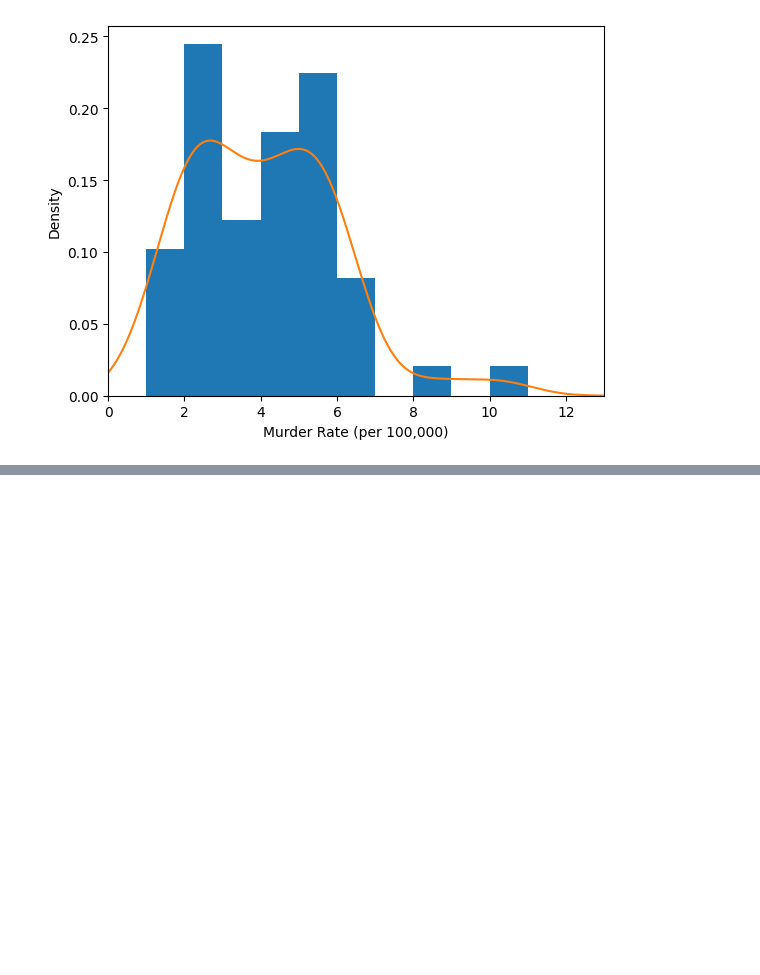
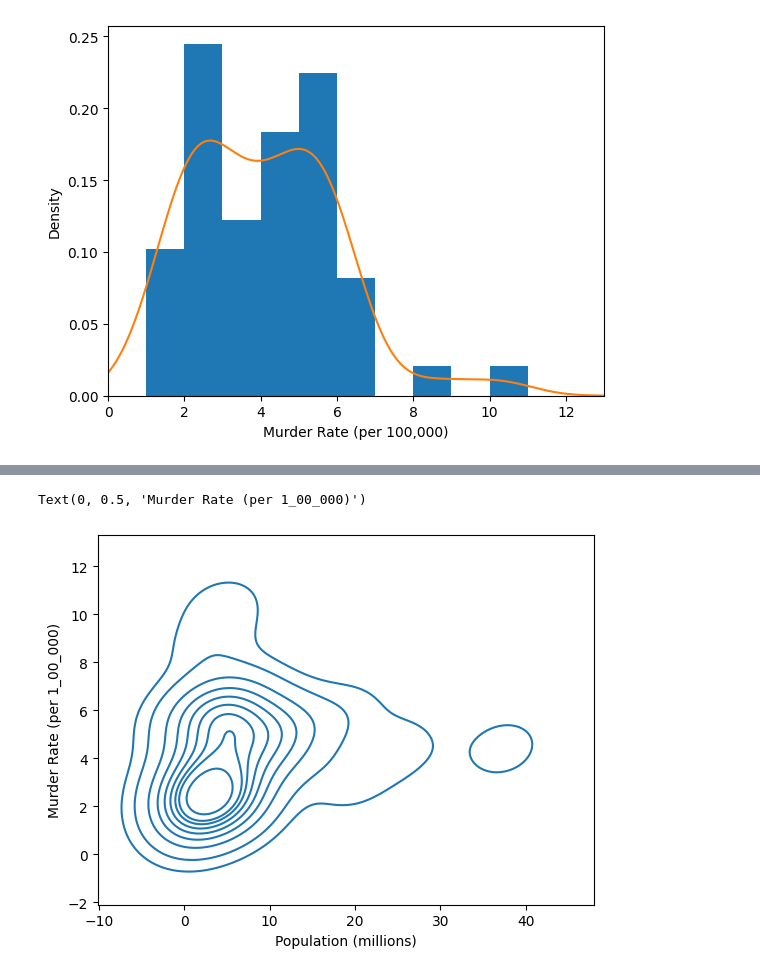
Before and after one commit to RijalChirayu/PracticalStatisitcs, a Jupyter notebook: chapter_1.ipynb, the cells around one changed output, grey strips where cells are left out. Cells and saved outputs as stored; diff of their text form; code cells hidden in the pictures; blank space fills up the shorter version.

```diff
--- a/chapter_1.ipynb
+++ b/chapter_1.ipynb
@@ -97,0 +114,9 @@ Text(0.5, 0, 'Murder Rate (per 100,000)')
+# %%
+ax = sns.kdeplot(x = state['Population']/1_000_000 ,
+                 y = state["Murder.Rate"] ,
+                 data=state)
+ax.set_xlabel("Population (millions)")
+ax.set_ylabel("Murder Rate (per 1_00_000)")
+# %% [output]
+Text(0, 0.5, 'Murder Rate (per 1_00_000)')
+[figure, added]
```
Also changed, not shown: parts of 18 cells of this notebook, 4 other files.
